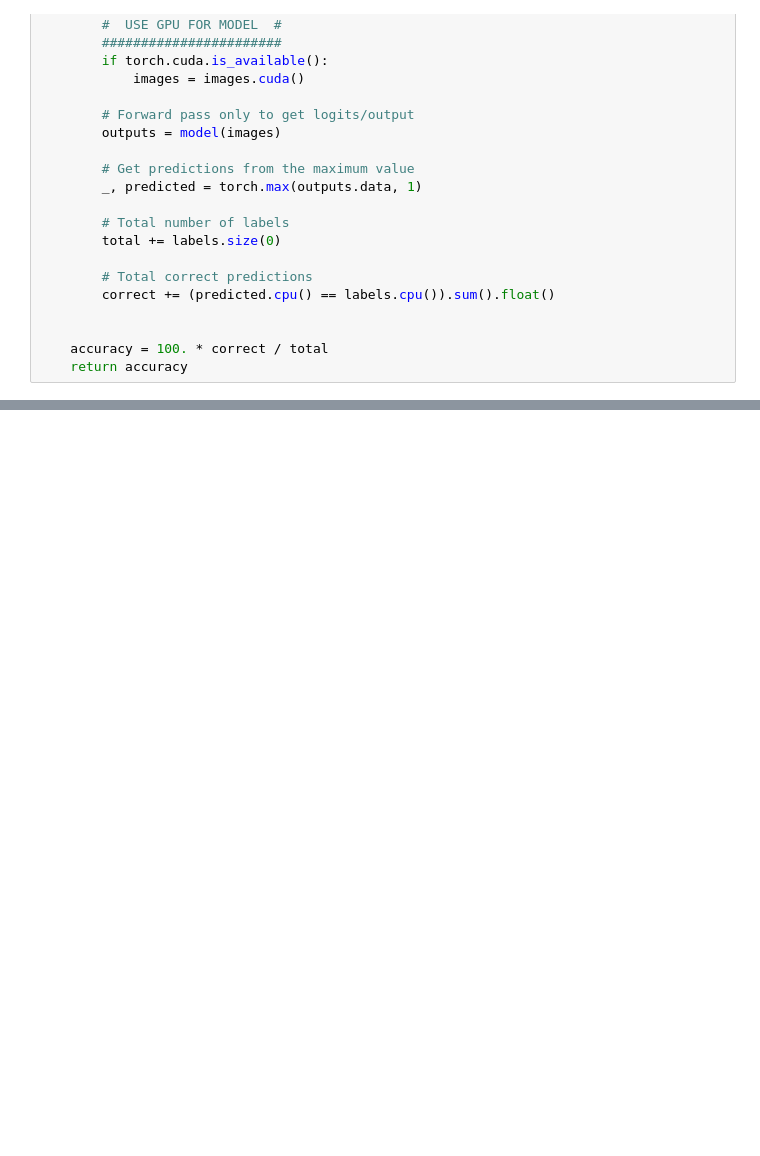
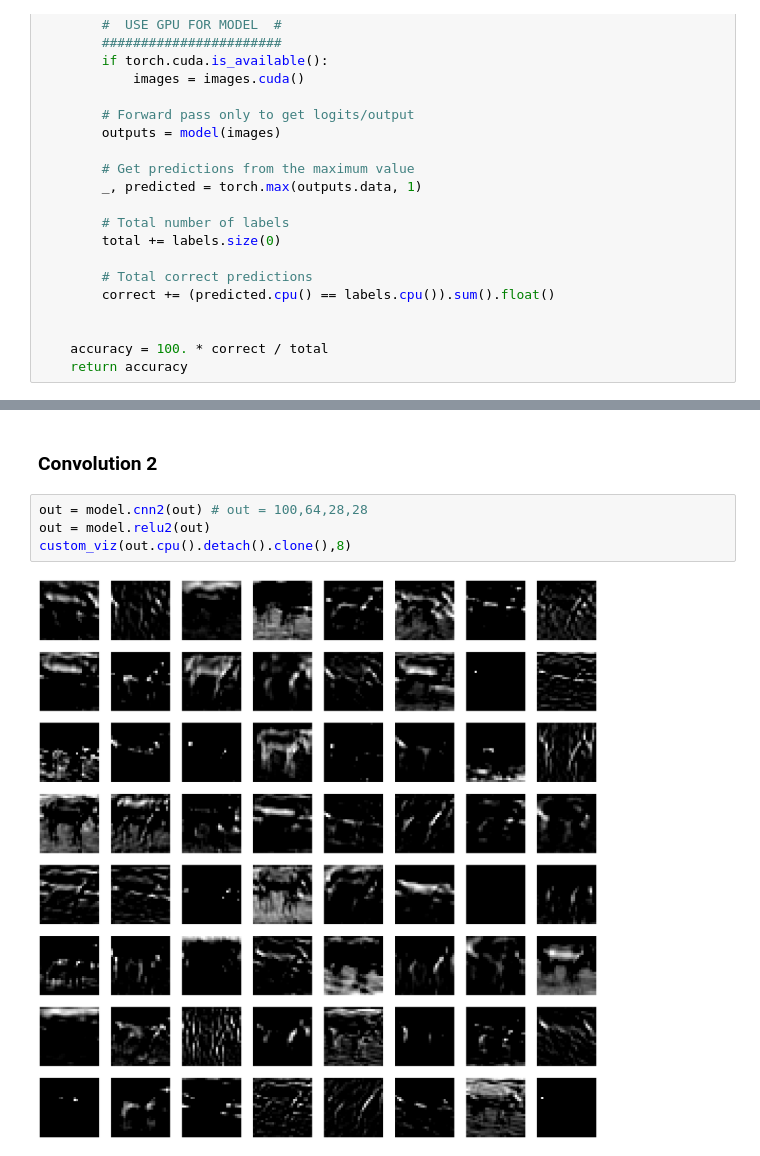
Before and after one commit to aakash2121995/Cuda-Vision-Lab, a Jupyter notebook: Assignment4/Assignment 4.ipynb, the cells around one changed output, grey strips where cells are left out. Saved outputs shown, nothing was run; the diff lists cells and outputs as text; blank space fills up the shorter version.

```diff
--- a/Assignment4/Assignment 4.ipynb
+++ b/Assignment4/Assignment 4.ipynb
@@ -271,0 +372,8 @@ plt.show()
+# %% [markdown]
+### Convolution 2
+# %%
+out = model.cnn2(out) # out = 100,64,28,28
+out = model.relu2(out)
+custom_viz(out.cpu().detach().clone(),8)
+# %% [output]
+[figure, added]
```
Also changed, not shown: parts of 51 cells of this notebook.
